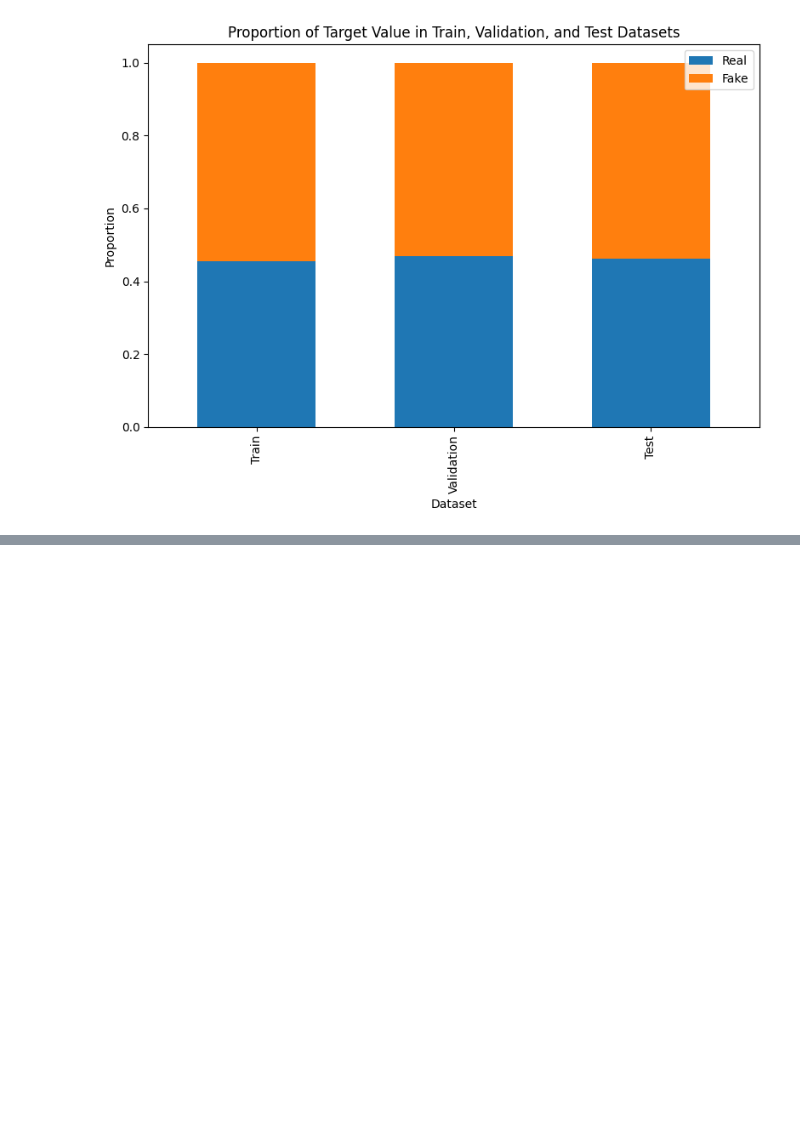
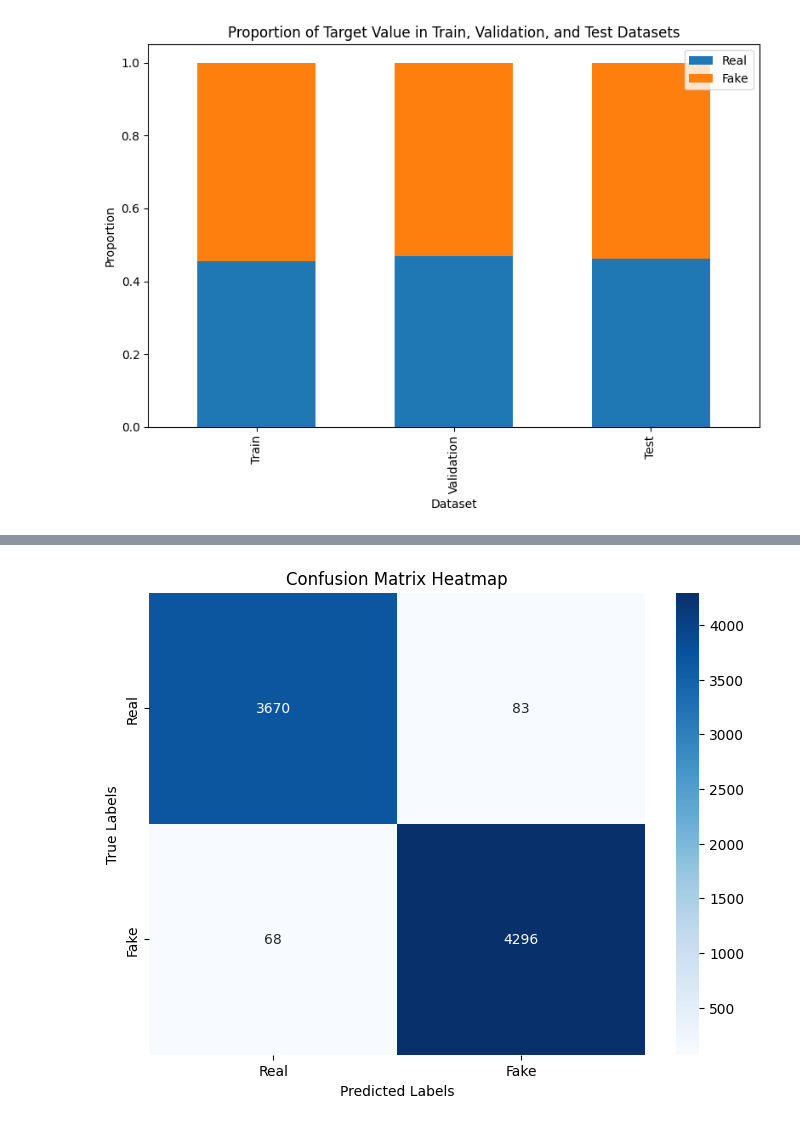
Before and after one commit to SergeyAkh/Fake-news, a Jupyter notebook: Fake_news.ipynb, the cells around one changed output, grey strips where cells are left out. Cells and saved outputs as stored; diff of their text form; code cells hidden in the pictures; blank space fills up the shorter version.

```diff
--- a/Fake_news.ipynb
+++ b/Fake_news.ipynb
@@ -45,0 +118,8 @@ plt.show()
+# %%
+from sklearn.svm import LinearSVC
+
+# LinearSVC is optimized for large datasets with sparse matrices
+svm_model = LinearSVC(random_state=42, max_iter=10000)  # You can increase max_iter if needed
+# %%
+grid_search = GridSearchCV(estimator=svm_model, param_grid=param_grid, cv=5, scoring='precision', n_jobs=-1, verbose = 2)
+grid_search.fit(X_train_matrix, y_train)
@@ -45,0 +138,8 @@ plt.show()
+# %%
+best_svm_model = grid_search.best_estimator_
+
+# Step 5: Evaluate the model on the test set
+y_pred = best_svm_model.predict(X_test_matrix)
+
+# Classification report to evaluate performance
+print("Classification Report:\n", classification_report(y_test, y_pred))
@@ -45,0 +156,16 @@ plt.show()
+# %%
+def plot_confusion_matrix(Y_true, Y_pred):
+    cm = confusion_matrix(Y_true, Y_pred)
+
+    plt.figure(figsize=(8, 6))
+    sns.heatmap(cm, annot=True, fmt='g', cmap='Blues', xticklabels=list(proportions.columns), yticklabels=list(proportions.columns))
+
+    # Set plot labels and title
+    plt.xlabel('Predicted Labels')
+    plt.ylabel('True Labels')
+    plt.title('Confusion Matrix Heatmap')
+    plt.show()
+# %%
+plot_confusion_matrix(y_test, y_pred)
+# %% [output]
+[figure, added]
```
Also changed, not shown: parts of 18 cells of this notebook.
